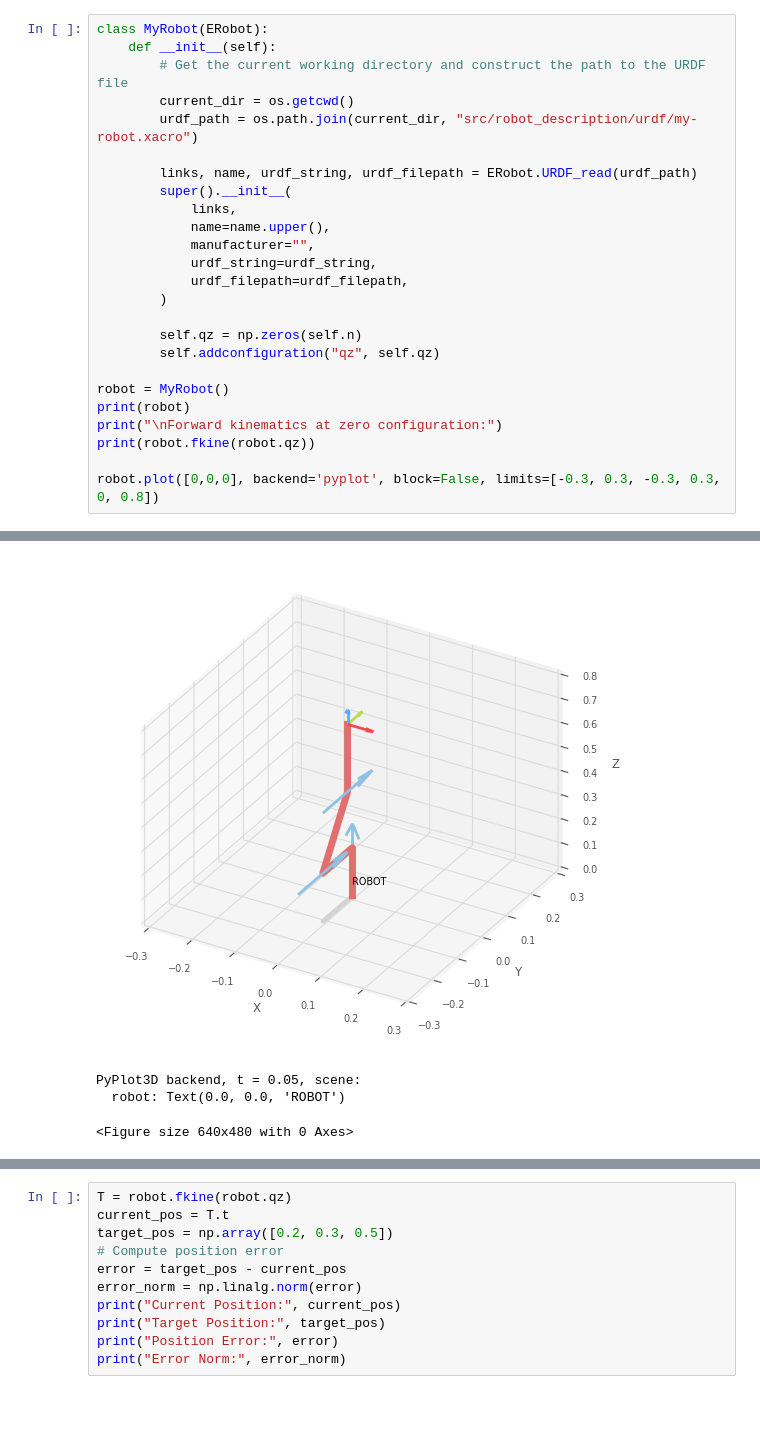
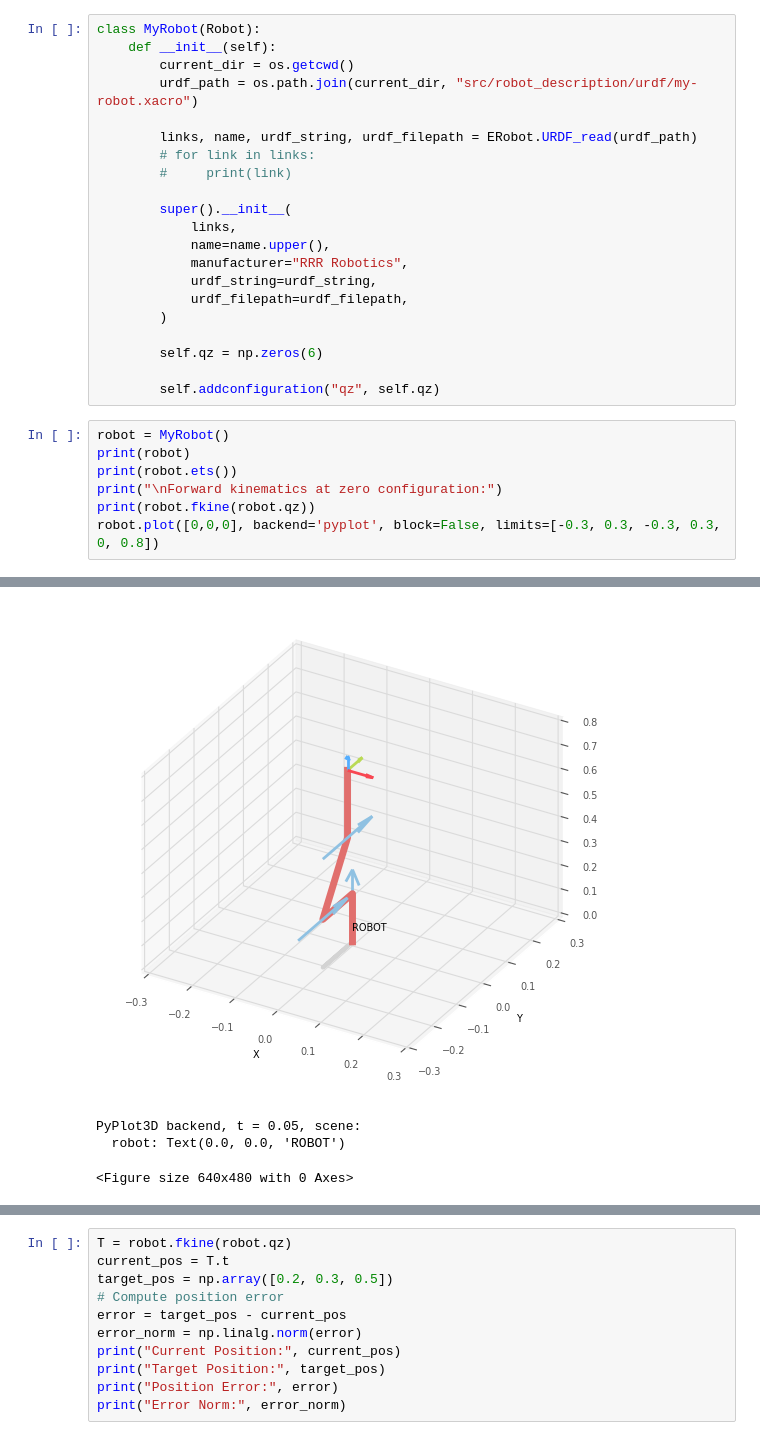
Before and after one commit to peeradonmoke2002/FRA502_LAB_6703, a Jupyter notebook: kinemtics.ipynb, the cells around one changed output, grey strips where cells are left out. Drawn from its saved outputs; the diff is of its cells as text; blank space fills up the shorter version.

```diff
--- a/kinemtics.ipynb
+++ b/kinemtics.ipynb
@@ -11,29 +13,32 @@ import os
 <p align="center">
     <img src="./src/robot_description/image.png" alt="robot">
 </p>
+# %%
+class MyRobot(Robot):
+    def __init__(self):
+        current_dir = os.getcwd()
+        urdf_path = os.path.join(current_dir, "src/robot_description/urdf/my-robot.xacro")
+
+        links, name, urdf_string, urdf_filepath = ERobot.URDF_read(urdf_path)
+        # for link in links:
+        #     print(link)
+
+        super().__init__(
+            links,
+            name=name.upper(),
+            manufacturer="RRR Robotics",
+            urdf_string=urdf_string,
+            urdf_filepath=urdf_filepath,
+        )
+
+        self.qz = np.zeros(6)
+
+        self.addconfiguration("qz", self.qz)
 # %%
-class MyRobot(ERobot):
-    def __init__(self):
-        # Get the current working directory and construct the path to the URDF file
-        current_dir = os.getcwd()
-        urdf_path = os.path.join(current_dir, "src/robot_description/urdf/my-robot.xacro")
-
-        links, name, urdf_string, urdf_filepath = ERobot.URDF_read(urdf_path)
-        super().__init__(
-            links,
-            name=name.upper(),
-            manufacturer="",
-            urdf_string=urdf_string,
-            urdf_filepath=urdf_filepath,
-        )
-
-        self.qz = np.zeros(self.n)
-        self.addconfiguration("qz", self.qz)
-
 robot = MyRobot()
 print(robot)
+print(robot.ets())
 print("\nForward kinematics at zero configuration:")
 print(robot.fkine(robot.qz))
-
 robot.plot([0,0,0], backend='pyplot', block=False, limits=[-0.3, 0.3, -0.3, 0.3, 0, 0.8])
 # %% [output]
@@ -53,8 +58,8 @@ ERobot: ROBOT, 3 joints (RRR), geometry
    1        -1.327e-06 -1.327e-06 -1.327e-07
    1.327e-06  1        -1.76e-12 -0.02
    1.327e-06  0         1         0.73
    0         0         0         1
-[figure, old version]
+[figure, new version]
 PyPlot3D backend, t = 0.05, scene:
   robot: Text(0.0, 0.0, 'ROBOT')
 <Figure size 640x480 with 0 Axes>
```
Also changed, not shown: parts of 12 cells of this notebook, 4 other files.
